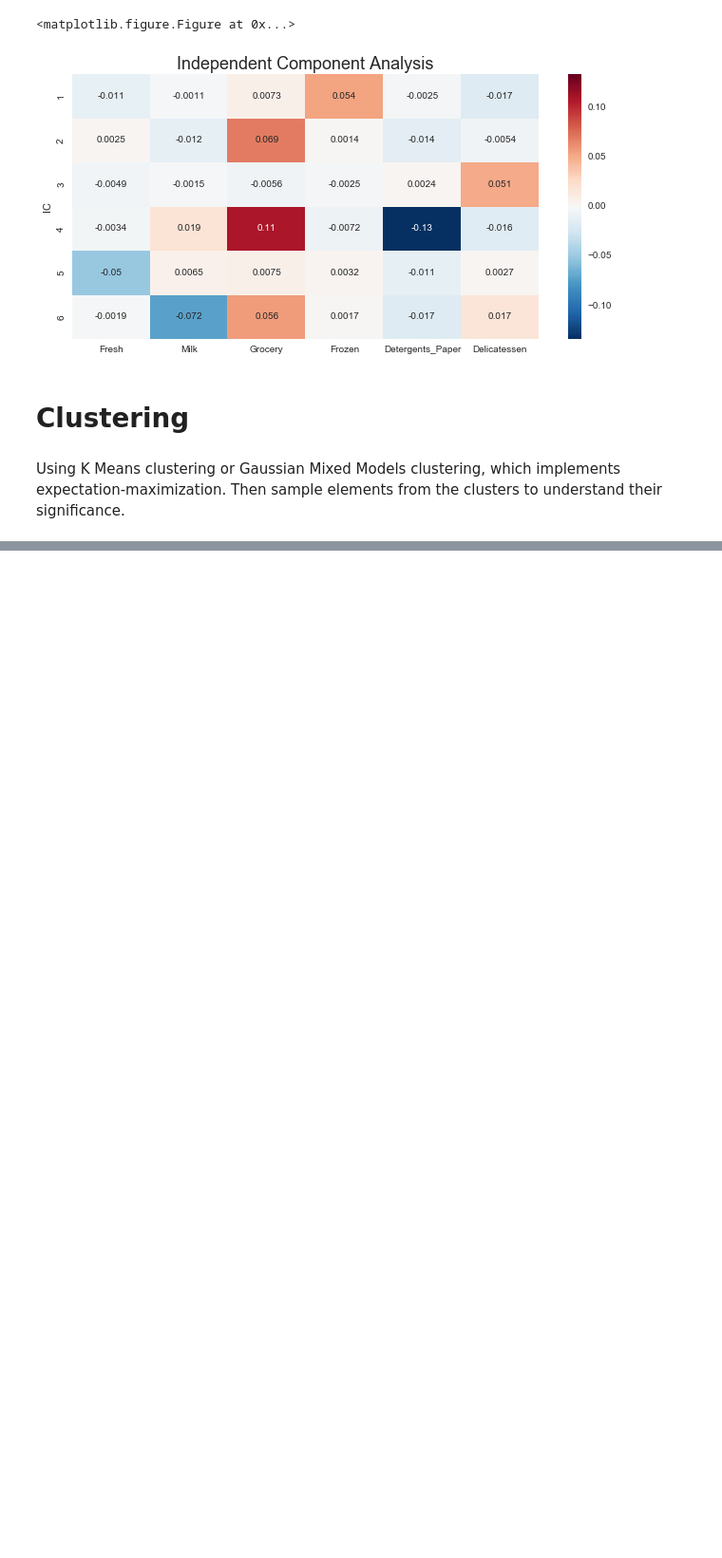
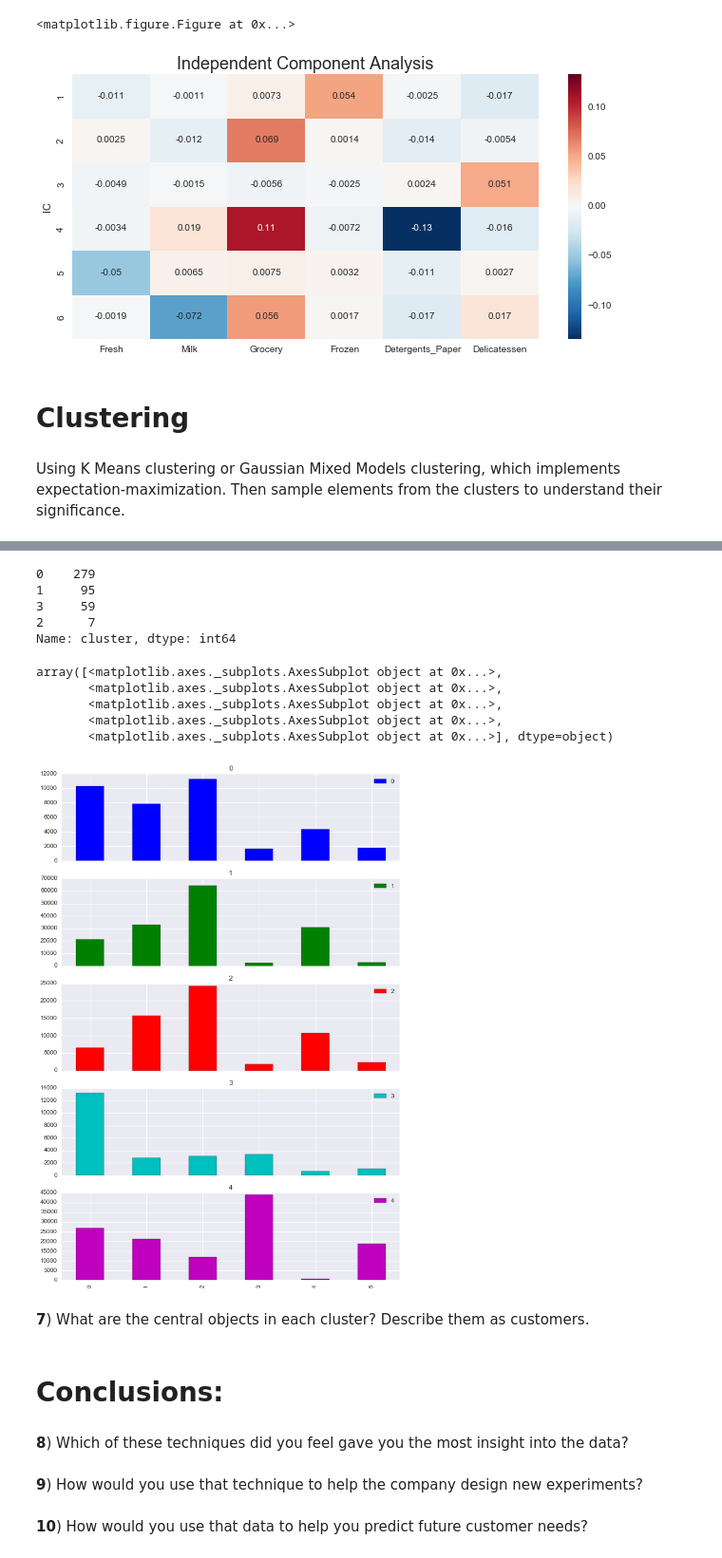
Before and after one commit to Tsmith5151/Customer-Segments, a Jupyter notebook: customer_segments.ipynb, the cells around one changed output, grey strips where cells are left out. Shown at 95% size. Cells and saved outputs as stored; diff of their text form; code cells hidden in the pictures; blank space fills up the shorter version.

```diff
--- a/customer_segments.ipynb
+++ b/customer_segments.ipynb
@@ -366,0 +471,37 @@ clusterplot(KMeans(n_clusters=4),'cluster_centers_')
+# %%
+#K-Means
+num_clusters = 4
+km = KMeans(n_clusters=num_clusters)
+km.fit(reduced_data)
+clusters = km.labels_.tolist()
+
+#Dataframe:
+cluster_km = {'cluster': clusters}
+df_km= pd.DataFrame(cluster_km)
+print(df_km['cluster'].value_counts())
+
+#Plot
+data_grouped = data.groupby('cluster').mean()
+data_grouped.T.plot(kind='bar', subplots=True, legend=True, figsize=(10,15))
+# %% [output]
+0    279
+1     95
+3     59
+2      7
+Name: cluster, dtype: int64
+array([<matplotlib.axes._subplots.AxesSubplot object at 0x...>,
+       <matplotlib.axes._subplots.AxesSubplot object at 0x...>,
+       <matplotlib.axes._subplots.AxesSubplot object at 0x...>,
+       <matplotlib.axes._subplots.AxesSubplot object at 0x...>,
+       <matplotlib.axes._subplots.AxesSubplot object at 0x...>], dtype=object)
+[figure, added]
+# %% [markdown]
+**7**) What are the central objects in each cluster? Describe them as customers.
+# %% [markdown]
+# Conclusions:
+# %% [markdown]
+**8**) Which of these techniques did you feel gave you the most insight into the data?
+# %% [markdown]
+**9**) How would you use that technique to help the company design new experiments?
+# %% [markdown]
+**10**) How would you use that data to help you predict future customer needs?
```
Also changed, not shown: parts of 17 cells of this notebook.
